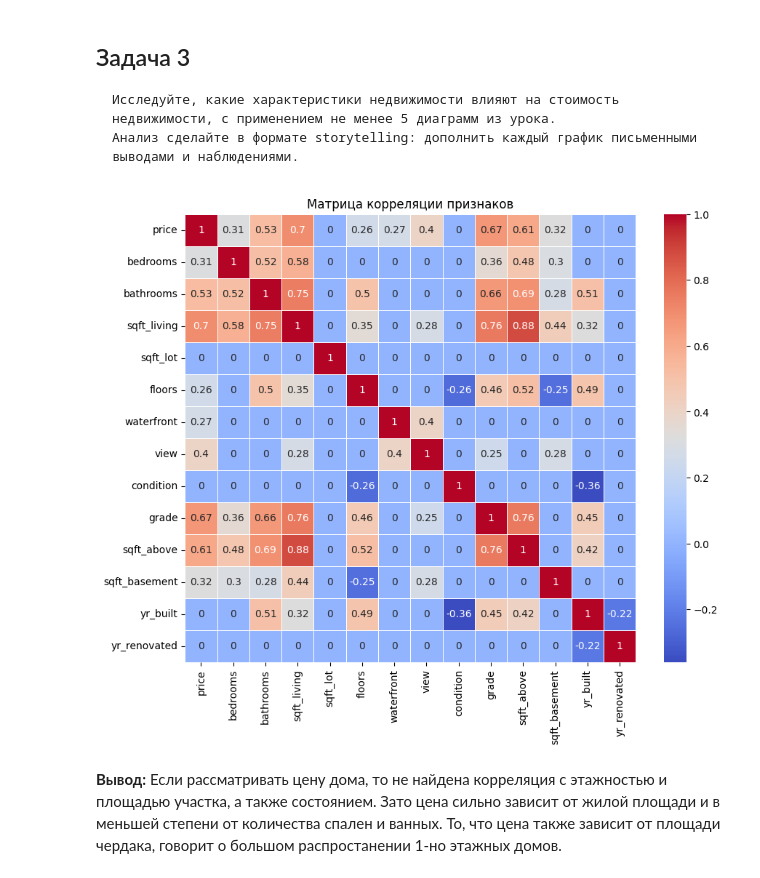
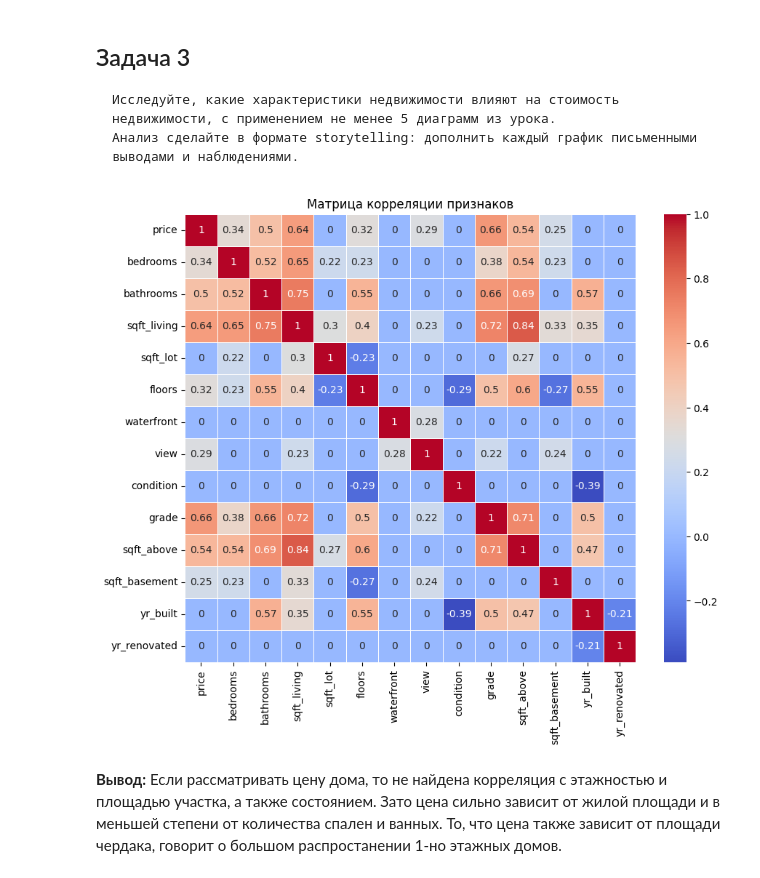
Before and after one commit to mike1am/Python_for_analysis, a Jupyter notebook: HW4.ipynb, the cells around one changed output. Cells and saved outputs as stored; diff of their text form; code cells hidden in the pictures.

```diff
--- a/HW4.ipynb
+++ b/HW4.ipynb
@@ -235,15 +236,15 @@ plt.title("Распределение состояния домов");
 # %%
 plt.figure(figsize=(10, 8))
 
 corrMatrix = round(df.drop(
     columns=['id', 'date', 'zipcode', 'lat', 'long', 'sqft_living15', 'sqft_lot15']
-).corr(), 2)
+).corr(method='spearman'), 2)
 corrMatrix[abs(corrMatrix) < 0.2] = 0
 
 sns.heatmap(corrMatrix, annot=True, linewidths=.5, cmap='coolwarm')
 plt.title("Матрица корреляции признаков");
 # %% [output]
-[figure, old version]
+[figure, new version]
 # %% [markdown]
 **Вывод:** Если рассматривать цену дома, то не найдена корреляция с этажностью и площадью участка, а также состоянием. Зато цена сильно зависит от жилой площади и в меньшей степени от количества спален и ванных. То, что цена также зависит от площади чердака, говорит о большом распростанении 1-но этажных домов.
 # %% [markdown]
```
Also changed, not shown: parts of 4 cells of this notebook.
